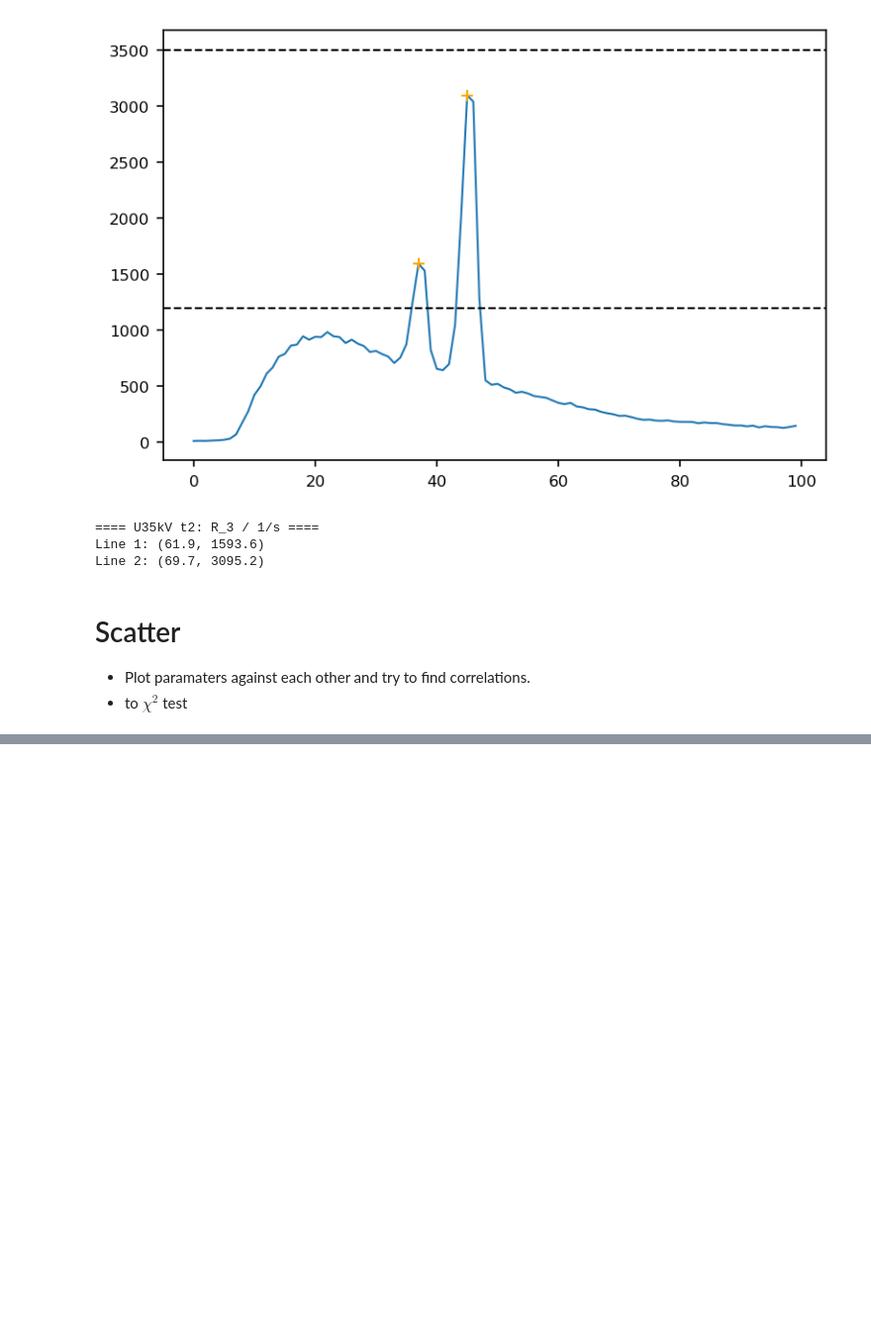
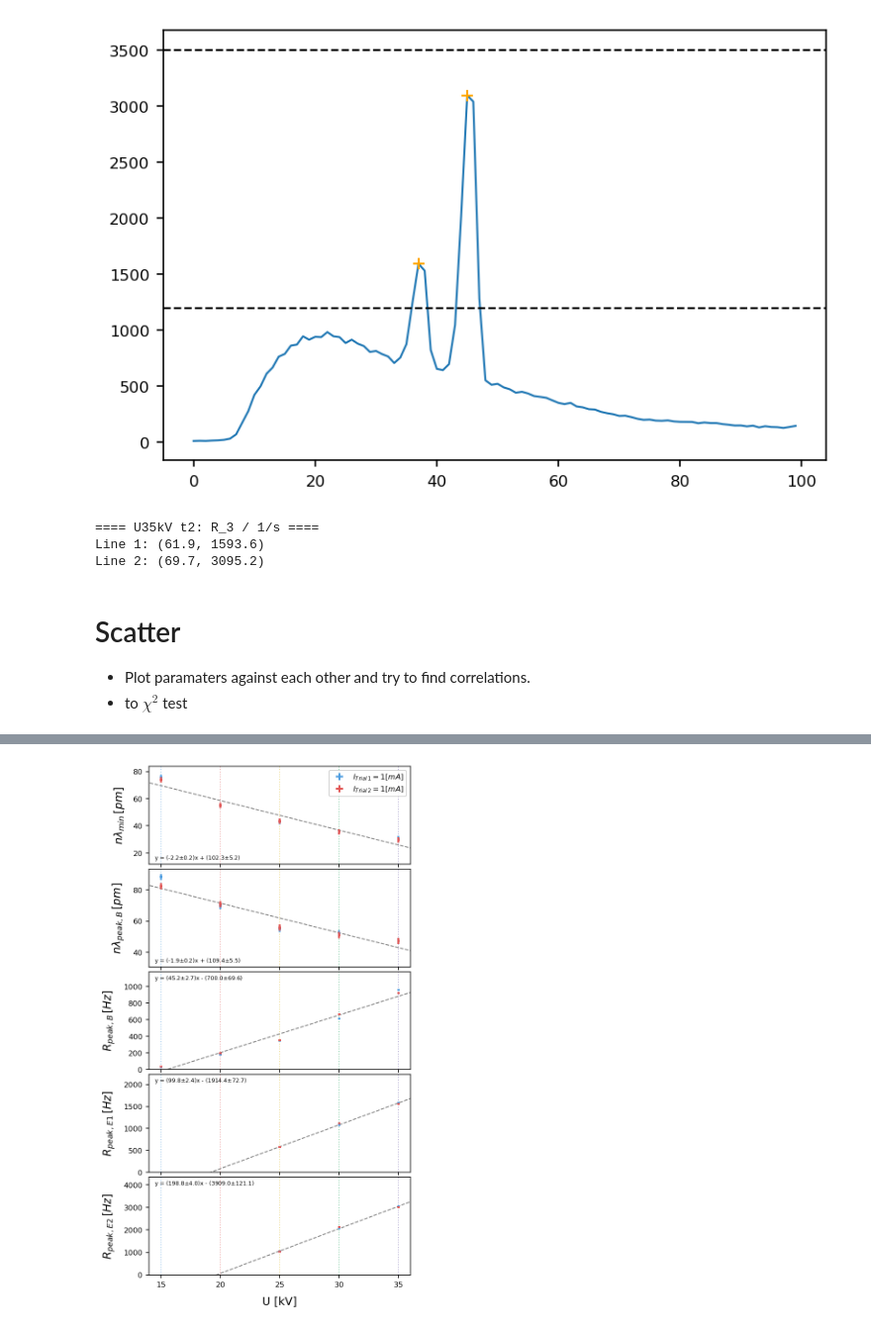
Before and after one commit to parallax-xallaraq/PHSX616, a Jupyter notebook: Lab2 - X-ray Apparatus/1 - Investigating the energy spectrum/Code/Inspect.ipynb, the cells around one changed output, grey strips where cells are left out. Shown at 99% size. Saved outputs shown, nothing was run; the diff lists cells and outputs as text; code cells hidden in the pictures; blank space fills up the shorter version.

Commit message:
make const current scatterplot

```diff
--- a/Lab2 - X-ray Apparatus/1 - Investigating the energy spectrum/Code/Inspect.ipynb
+++ b/Lab2 - X-ray Apparatus/1 - Investigating the energy spectrum/Code/Inspect.ipynb
@@ -268,0 +274,12 @@ tables['U35kV t2'][label] = {   'R_0 / 1/s': (69.7, 1785.0),
+# %%
+def GetY_I1mAt1(tempArr) -> list:
+    return [ tempArr['R_5 / 1/s'], tempArr['R_1 / 1/s'], tempArr['R_2 / 1/s'], tempArr['R_3 / 1/s'], tempArr['R_4 / 1/s'] ]
+
+def GetY_I1mAt2(tempArr) -> list:
+    return [ tempArr['R_0 / 1/s'], tempArr['R_1 / 1/s'], tempArr['R_2 / 1/s'], tempArr['R_3 / 1/s'], tempArr['R_4 / 1/s'] ]
+
+def GetY_U35kV(tempArr) -> list :
+    return [ tempArr['R_0 / 1/s'], tempArr['R_1 / 1/s'], tempArr['R_2 / 1/s'], tempArr['R_3 / 1/s'] ]
+
+def GetYFromTuple(arr, useIdx=0) : # x=0, y=1
+    return [x[useIdx] for x in arr]
@@ -268,0 +341,79 @@ tables['U35kV t2'][label] = {   'R_0 / 1/s': (69.7, 1785.0),
+# %%
+def AxPlotMin(tables, x, ax) :
+    # prep data
+    y1 = GetY_I1mAt1(tables['I1mA t1']['Min'])
+    y2 = GetY_I1mAt2(tables['I1mA t2']['Min'])
+    # fit
+    LeastSquareFit(ax, x=x+x, y=y1+y2, eqnPos='BL')
+    # plot const current trial data
+    AxPlot(ax, xarr=x, yarr=y1, c=my.color5[0], label='$I_{Trial\,1}=1[mA]$')
+    AxPlot(ax, xarr=x, yarr=y2, c=my.color5[1], label='$I_{Trial\,2}=1[mA]$')
+    # formatting
+    ax.legend(loc='upper right')
+    ax.set_ylabel('$n\lambda_{min} \, [pm]$')
+    ax.set_xticks(x)
+
+def AxPlotMaxLam(tables, x, ax) :
+    # prep data
+    y1 = GetYFromTuple(GetY_I1mAt1(tables['I1mA t1']['Max']),useIdx=0)
+    y2 = GetYFromTuple(GetY_I1mAt2(tables['I1mA t2']['Max']),useIdx=0)
+    # fit
+    LeastSquareFit(ax, x=x+x, y=y1+y2, eqnPos='BL')
+    # plot const current trial data
+    AxPlot(ax, xarr=x, yarr=y1, c=my.color5[0], label='$I_{Trial\,1}=1[mA]$')
+    AxPlot(ax, xarr=x, yarr=y2, c=my.color5[1], label='$I_{Trial\,2}=1[mA]$')
+    # formatting
+    ax.set_ylabel('$n\lambda_{peak,B} \, [pm]$')
+
+def AxPlotMaxR(tables, x, ax) :
+    # prep data
+    y1 = GetYFromTuple(GetY_I1mAt1(tables['I1mA t1']['Max']),useIdx=1)
+    y2 = GetYFromTuple(GetY_I1mAt2(tables['I1mA t2']['Max']),useIdx=1)
+    # fit
+    LeastSquareFit(ax, x=x+x, y=y1+y2)
+    # plot const current trial data
+    AxPlot(ax, xarr=x, yarr=y1, c=my.color5[0], label='$I_{Trial\,1}=1[mA]$')
+    AxPlot(ax, xarr=x, yarr=y2, c=my.color5[1], label='$I_{Trial\,2}=1[mA]$')
+    # formatting
+    ax.set_ylabel('$R_{peak,B} \, [Hz]$')
+    ax.set_ylim((0,None))
+
+def AxPlotE(tables, x:list, ax, line:str) :
+    # prep data
+    xFix = x[2:]
+    y1 = GetYFromTuple(GetY_I1mAt1(tables['I1mA t1']['line'+str(line)])[2:],useIdx=1)
+    y2 = GetYFromTuple(GetY_I1mAt2(tables['I1mA t2']['line'+str(line)])[2:],useIdx=1)
+    # fit
+    LeastSquareFit(ax, x=xFix+xFix, y=y1+y2)
+    # plot const current trial data   # [2:] because 15 and 20 kV have no emission lines
+    AxPlot(ax, xarr=xFix, yarr=y1, c=my.color5[0], label='$I_{Trial\,1}=1[mA]$')
+    AxPlot(ax, xarr=xFix, yarr=y2, c=my.color5[1], label='$I_{Trial\,2}=1[mA]$')
+    # formatting
+    ax.set_ylabel('$R_{peak,E'+str(line)+'} \, [Hz]$')
+    ax.set_ylim((0,None))
+
+#####
+
+def PlotVsVoltage(tables, t1='I1mA t1', t2='I1mA t2', xKey='n&l / pm') :
+    # start figure
+    fig, (ax_min, ax_peakBpm, ax_peakBhz, ax_peak1, ax_peak2) = plt.subplots(nrows=5, ncols=1, sharex=True)
+    fig.set_figheight(10)
+    fig.set_figwidth(5)
+    fig.subplots_adjust(hspace=0.05)
+    ax_peak2.set_xlabel('U [kV]')
+    ax_peak2.set_xlim(14,36)
+
+    for ax in [ax_min, ax_peakBpm, ax_peakBhz, ax_peak1, ax_peak2] :
+        DrawUlines(ax, linestyle=':')
+
+    x = [15.0, 20.0, 25.0, 30.0, 35.0]
+    AxPlotMin(tables, x, ax_min)
+    AxPlotMaxLam(tables, x, ax_peakBpm)
+    AxPlotMaxR(tables, x, ax_peakBhz)
+    AxPlotE(tables, x, ax_peak1, line=1)
+    AxPlotE(tables, x, ax_peak2, line=2)
+
+#####
+PlotVsVoltage(tables)
+# %% [output]
+[figure, added]
```
Also changed, not shown: parts of 5 cells of this notebook.
